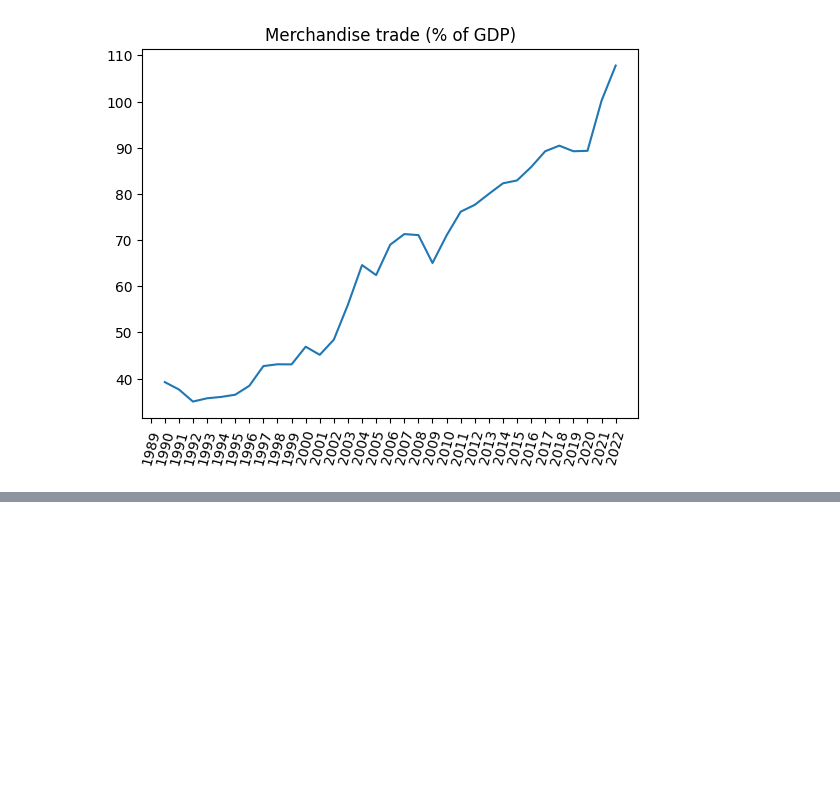
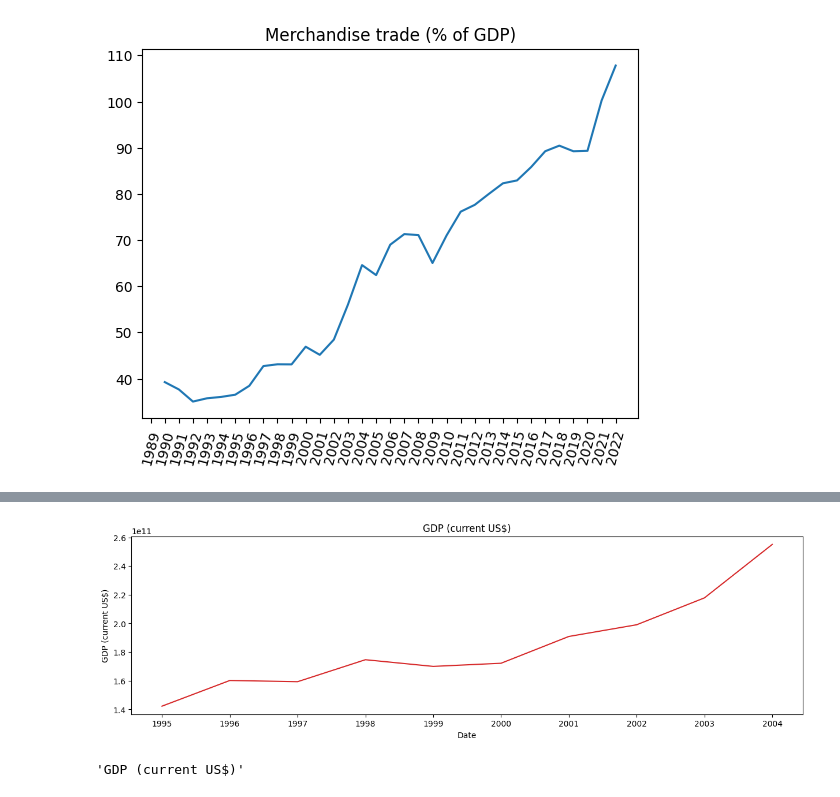
Before and after one commit to Mateusz-Szewczyk10/Portfolio_projects, a Jupyter notebook: European Union impact on Poland/data_processing.ipynb, the cells around one changed output, grey strips where cells are left out. Saved outputs shown, nothing was run; the diff lists cells and outputs as text; code cells hidden in the pictures; blank space fills up the shorter version.

```diff
--- a/European Union impact on Poland/data_processing.ipynb
+++ b/European Union impact on Poland/data_processing.ipynb
@@ -53,3 +53,7 @@ data_before_eu.T.corr()
 | Inflation, consumer prices (annua... | -0.950470 | -0.786997 | 1.000000 | 0.654349 | ... |
 | International tourism, receipts (... | -0.718302 | -0.510474 | 0.654349 | 1.000000 | ... |
 | Merchandise trade (% of GDP) | 0.871194 | 0.970463 | -0.757871 | -0.475361 | ... |
+# %%
+data_for_analysis = data_before_eu.loc[["GDP (current US$)"]].T.reset_index()
+data_for_analysis["GDP (current US$)"] = data_for_analysis["GDP (current US$)"]
+data_for_analysis
@@ -55,0 +72,11 @@ data_before_eu.T.corr()
+# %%
+plt.figure(figsize=(15,4), dpi=100)
+plt.plot(data_for_analysis["index"], data_for_analysis["GDP (current US$)"], color='tab:red')
+plt.gca().set(title=f"{data_for_analysis["GDP (current US$)"].name}", xlabel="Date", ylabel=data_for_analysis["GDP (current US$)"].name)
+plt.show()
+# %% [output]
+[figure, added]
+# %%
+data_for_analysis["GDP (current US$)"].name
+# %% [output]
+'GDP (current US$)'
```
Also changed, not shown: parts of 1 cell of this notebook.
